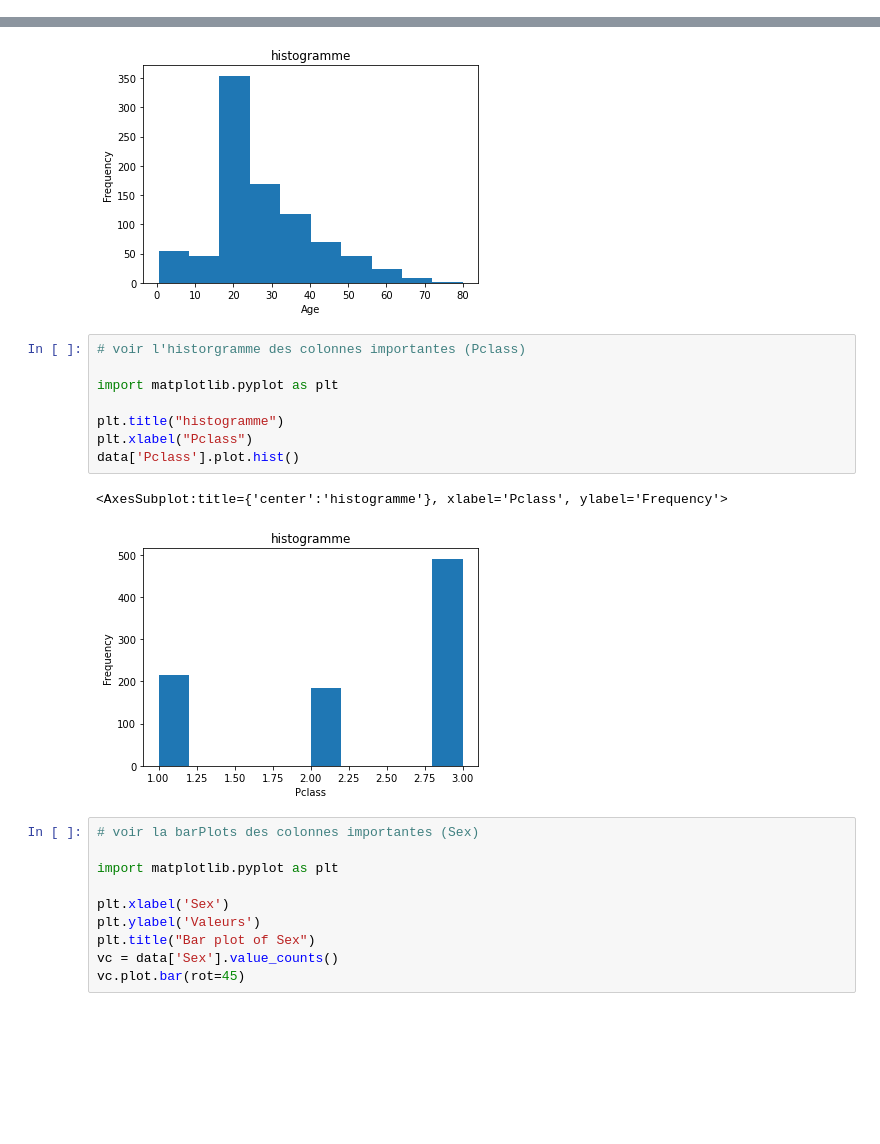
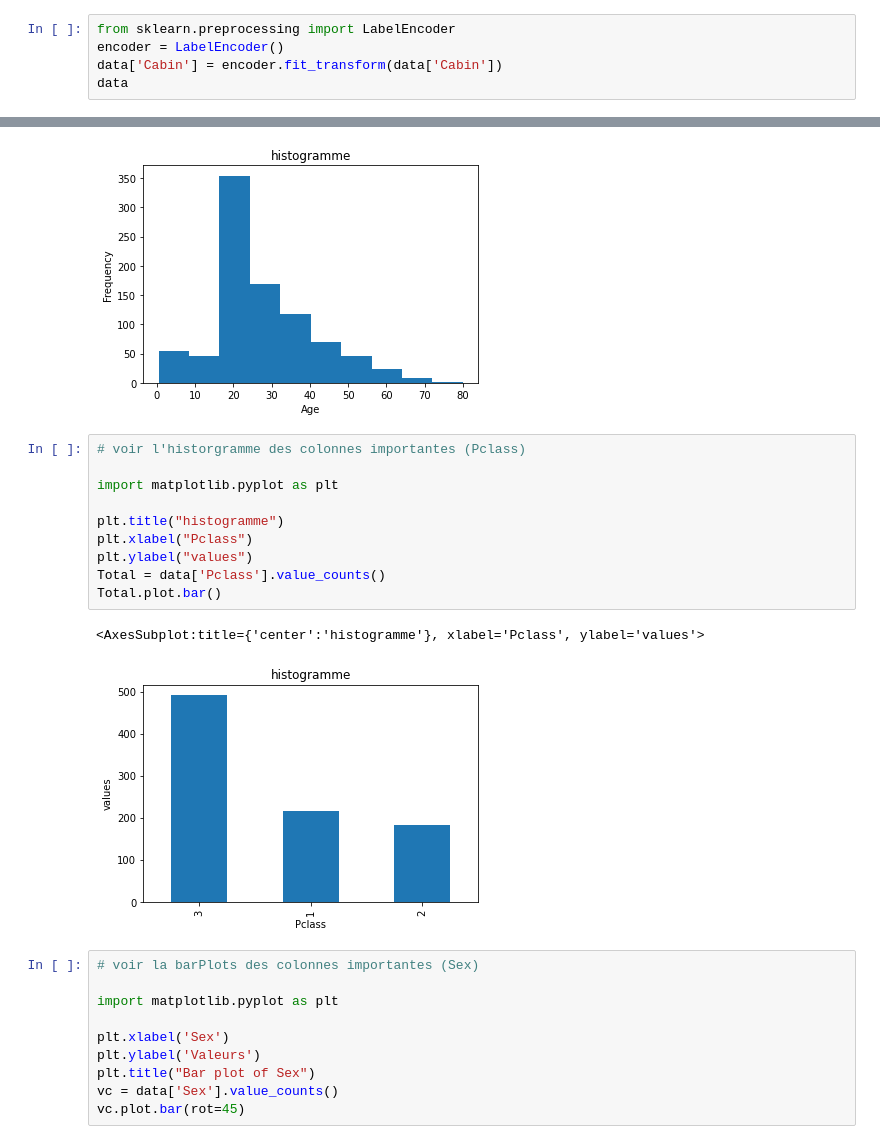
Before and after one commit to pandorum2096/checkpoint, a Jupyter notebook: Checkpoint3/checkpoint3.ipynb, the cells around one changed output, grey strips where cells are left out. Cells and saved outputs as stored; diff of their text form; blank space fills up the shorter version.

```diff
--- a/Checkpoint3/checkpoint3.ipynb
+++ b/Checkpoint3/checkpoint3.ipynb
@@ -122,3 +152,8 @@ data
 | 889 | 102 | No | 3 | Petroff, Mr. Pastcho ("Pentcho") | male | NaN | 0 | 0 | 349215 | 7.8958 | ... |
 | 890 | 428 | Yes | 2 | Phillips, Miss. Kate Florence ("M... | female | 19.0 | 0 | 0 | 250655 | 26.0000 | ... |
 891 rows × 12 columns
+# %%
+from sklearn.preprocessing import LabelEncoder
+encoder = LabelEncoder()
+data['Cabin'] = encoder.fit_transform(data['Cabin'])
+data
@@ -253,14 +304,16 @@ data['Age'].plot.hist()
 # %%
 # voir l'historgramme des colonnes importantes (Pclass)
 
 import matplotlib.pyplot as plt
 
 plt.title("histogramme")
 plt.xlabel("Pclass")
-data['Pclass'].plot.hist()
+plt.ylabel("values")
+Total = data['Pclass'].value_counts()
+Total.plot.bar()
 # %% [output]
-<AxesSubplot:title={'center':'histogramme'}, xlabel='Pclass', ylabel='Frequency'>
+<AxesSubplot:title={'center':'histogramme'}, xlabel='Pclass', ylabel='values'>
-[figure, old version]
+[figure, new version]
 # %%
 # voir la barPlots des colonnes importantes (Sex)
 
```
Also changed, not shown: parts of 5 cells of this notebook, 2 other files.
